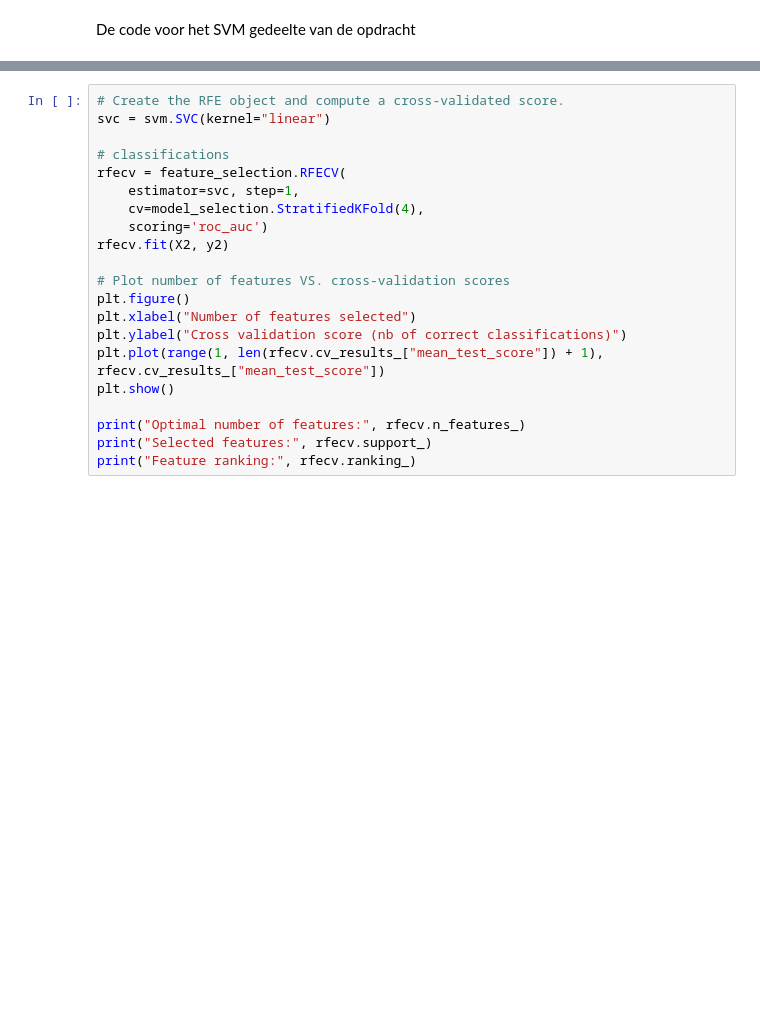
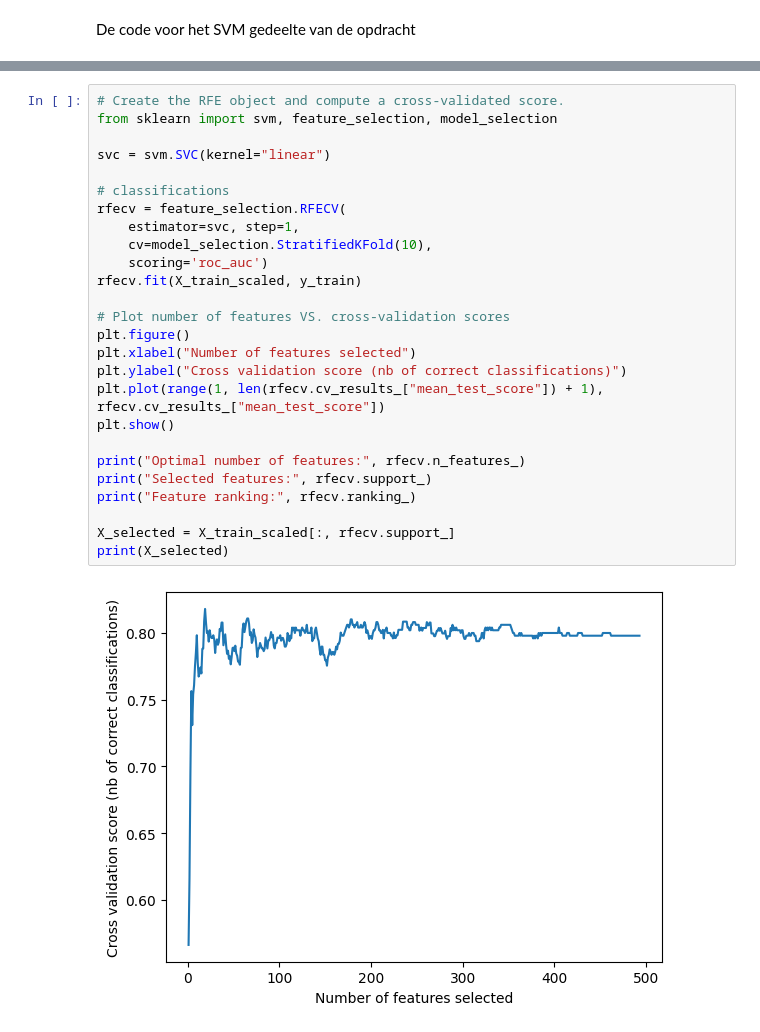
Before and after one commit to Lucaskust/TM10007_ML_Project_gr18, a Jupyter notebook: SVM.ipynb, the cells around one changed output, grey strips where cells are left out. Drawn from its saved outputs; the diff is of its cells as text; blank space fills up the shorter version.

```diff
--- a/SVM.ipynb
+++ b/SVM.ipynb
@@ -12,21 +124,28 @@ ModuleNotFoundError: No module named 'load_data'
 # %%
 # Create the RFE object and compute a cross-validated score.
+from sklearn import svm, feature_selection, model_selection
+
 svc = svm.SVC(kernel="linear")
 
 # classifications
 rfecv = feature_selection.RFECV(
     estimator=svc, step=1,
-    cv=model_selection.StratifiedKFold(4),
+    cv=model_selection.StratifiedKFold(10),
     scoring='roc_auc')
-rfecv.fit(X2, y2)
+rfecv.fit(X_train_scaled, y_train)
 
 # Plot number of features VS. cross-validation scores
 plt.figure()
 plt.xlabel("Number of features selected")
 plt.ylabel("Cross validation score (nb of correct classifications)")
 plt.plot(range(1, len(rfecv.cv_results_["mean_test_score"]) + 1), rfecv.cv_results_["mean_test_score"])
 plt.show()
 
 print("Optimal number of features:", rfecv.n_features_)
 print("Selected features:", rfecv.support_)
 print("Feature ranking:", rfecv.ranking_)
+
+X_selected = X_train_scaled[:, rfecv.support_]
+print(X_selected)
+# %% [output]
+[figure, added]
```
Also changed, not shown: parts of 10 cells of this notebook.
